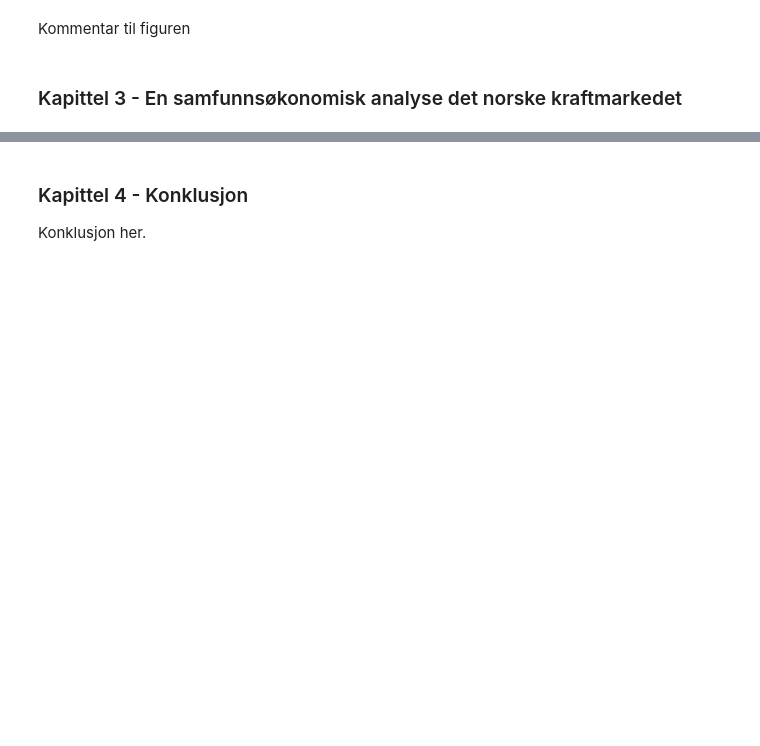
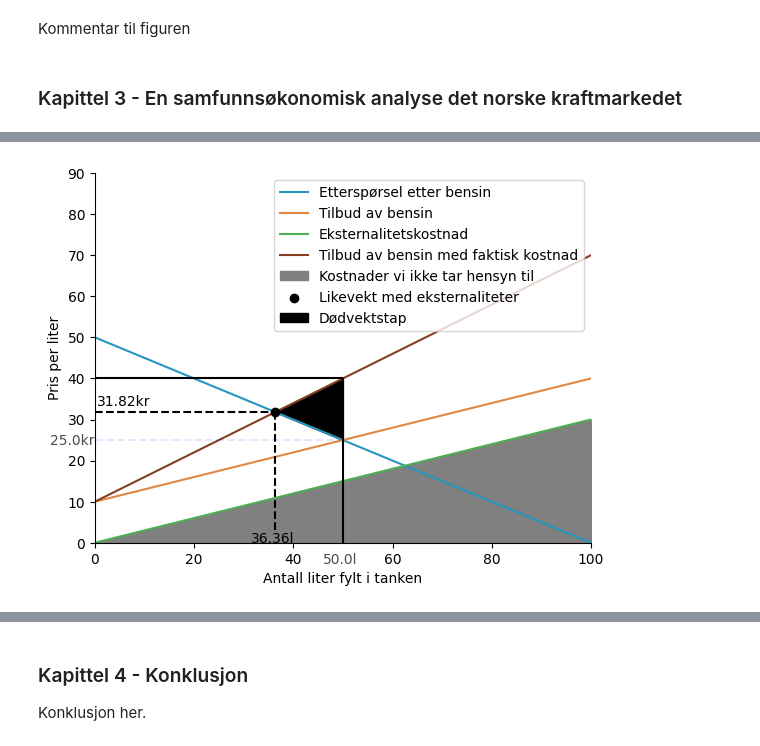
Before and after one commit to uit-sok-1303-v26/uit-sok-1303.v26.github.io, a Jupyter notebook: Arbeidskrav mal.ipynb, the cells around one changed output, grey strips where cells are left out. Cells and saved outputs as stored; diff of their text form; code cells hidden in the pictures; blank space fills up the shorter version.

```diff
--- a/Arbeidskrav mal.ipynb
+++ b/Arbeidskrav mal.ipynb
@@ -60,0 +63,85 @@ Kommentar til figuren
+# %%
+import numpy as np
+import sympy as sp
+import matplotlib.pyplot as plt
+
+
+
+def demand(p):
+    return 50 - 0.5 * p
+
+def supply(p):
+    return 10 + 0.3 * p
+
+def eksternaliteter(p):
+    return 0.3 * p
+
+p = sp.symbols('p')
+intersect = float(sp.solve(demand(p) - supply(p), p)[0])
+
+intersect_y = float(demand(intersect))
+
+
+
+
+x = np.linspace(0, 100, 100)
+
+
+fig, ax = plt.subplots()
+
+ax.plot(x, demand(x), label='Etterspørsel etter bensin                    ', color="#2596be")
+ax.plot(x, supply(x), label='Tilbud av bensin', color="#e28743")
+ax.plot(x, eksternaliteter(x), color="#4CAF50", label='Eksternalitetskostnad')
+#fillbetween eksternaliteter and x axis
+#eksternaliteter added onto supply
+ax.plot(x, supply(x) + eksternaliteter(x), color="#873e23", label='Tilbud av bensin med faktisk kostnad')
+
+ax.fill_between(x, eksternaliteter(x), color='gray', label='Kostnader vi ikke tar hensyn til')
+
+
+
+#new intersect
+intersect_new = float(sp.solve(demand(p) - (supply(p) + eksternaliteter(p)), p)[0])
+intersect_y_new = float(supply(intersect) + eksternaliteter(intersect))
+
+intersect_med_eksternaliteter = float(supply(intersect_new) + eksternaliteter(intersect_new))
+ax.scatter(intersect_new, intersect_med_eksternaliteter, color='black', label='Likevekt med eksternaliteter', zorder=5)
+
+
+fillbetweenarea = np.linspace(intersect_new, intersect, 100)
+
+
+ax.fill_between(fillbetweenarea, supply(fillbetweenarea) + eksternaliteter(fillbetweenarea), demand(fillbetweenarea), color='black', label='Dødvektstap')
+ax.vlines(intersect, 0, intersect_y, linestyles='dashed', alpha=0.1, color="blue")
+ax.hlines(intersect_y, 0, intersect, linestyles='dashed', alpha=0.1, color="blue")
+
+ax.vlines(intersect, 0, intersect_y_new, linestyles='solid', color="black")
+ax.hlines(intersect_y_new, 0, intersect, linestyles='solid', color="black")
+
+
+
+
+ax.text(intersect-4, -5, f'{round(intersect,2)}l', alpha=0.7)
+ax.text(-9, intersect_y-1, f'{round(intersect_y,2)}kr', alpha=0.7)
+
+ax.vlines(intersect_new, 3, float(supply(intersect_new) + eksternaliteter(intersect_new)), linestyles='dashed', color='black')
+ax.text(intersect_new-5, 0, f'{round(intersect_new,2)}l', color='black')
+
+ax.hlines(float(supply(intersect_new) + eksternaliteter(intersect_new)), 0, intersect_new, linestyles='dashed', color='black')
+ax.text(0.5, float(supply(intersect_new) + eksternaliteter(intersect_new))+1.5, f'{round(float(supply(intersect_new) + eksternaliteter(intersect_new)),2)}kr', color='black')
+
+
+ax.set_ylim(0, 90)
+ax.set_xlim(0, 100)
+
+ax.set_xlabel('Antall liter fylt i tanken')
+ax.set_ylabel('Pris per liter')
+
+ax.spines['top'].set_visible(False)
+ax.spines['right'].set_visible(False)
+
+
+ax.legend(loc='upper right')
+plt.savefig('dødvektstap4.png', bbox_inches='tight', dpi=300, transparent=True)
+# %% [output]
+[figure, added]
```
Also changed, not shown: parts of 2 cells of this notebook.
